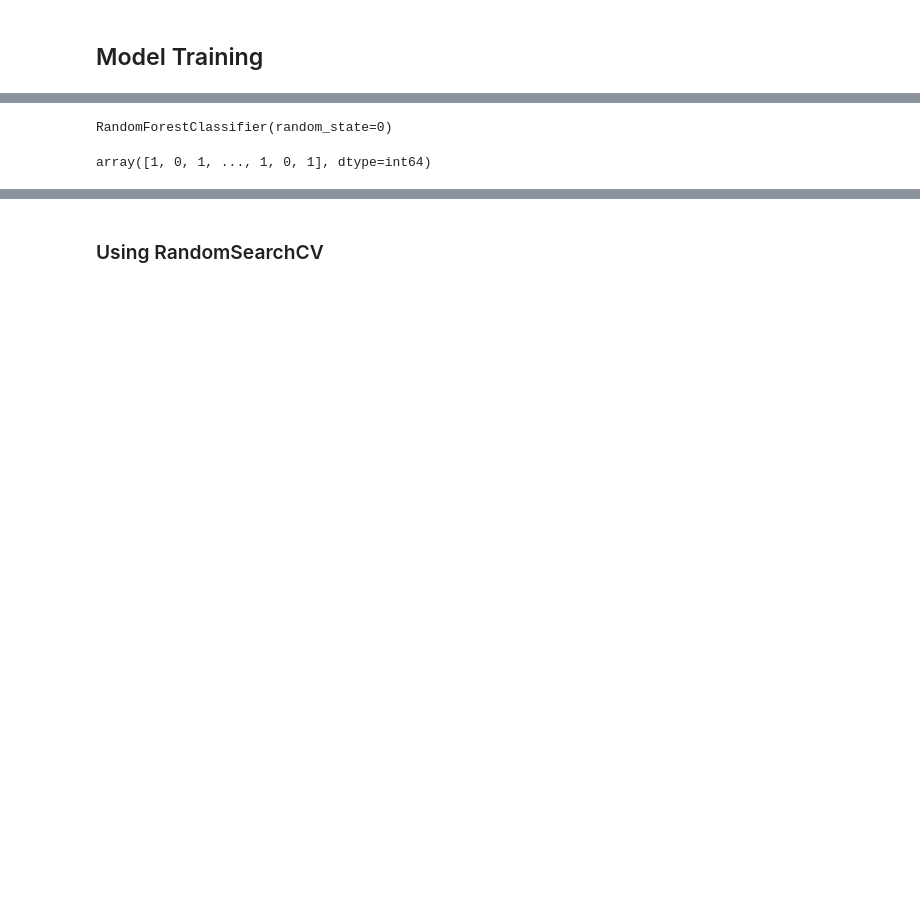
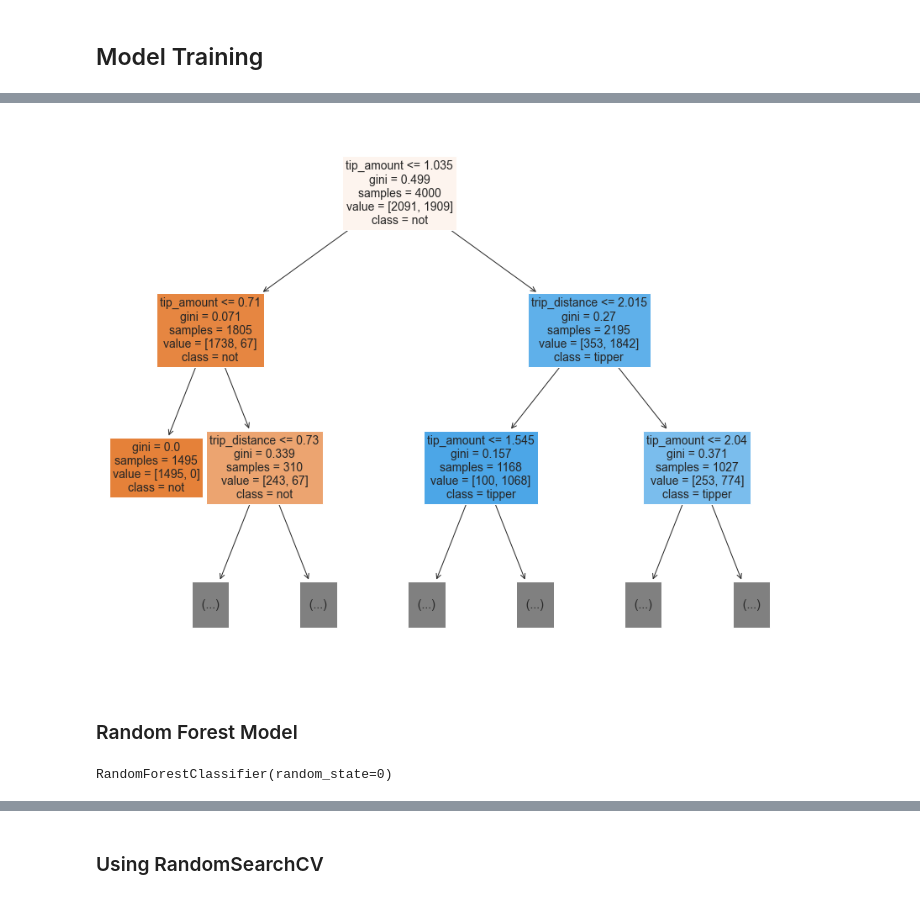
Before and after one commit to dennislamcv1/GoogleADA, a Jupyter notebook: Machine Learning/Automatidata6 project.ipynb, the cells around one changed output, grey strips where cells are left out. Saved outputs shown, nothing was run; the diff lists cells and outputs as text; code cells hidden in the pictures; blank space fills up the shorter version.

```diff
--- a/Machine Learning/Automatidata6 project.ipynb
+++ b/Machine Learning/Automatidata6 project.ipynb
@@ -529 +554,11 @@ array([[-0.49631658, -0.72060022, -0.39322071, -0.39159017],
+# %%
+# Plot the tree
+plt.figure(figsize=(15,12))
+plot_tree(decision_tree, max_depth=2, fontsize=14, feature_names=X.columns,
+          class_names={0:'not', 1:'tipper'}, filled=True);
+plt.show()
+# %% [output]
+[figure, added]
+# %% [markdown]
+### Random Forest Model
 # %%
@@ -537,4 +569,0 @@ y_pred = model.predict(X_test_scaled)
-# %%
-y_pred
-# %% [output]
-array([1, 0, 1, ..., 1, 0, 1], dtype=int64)
```
Also changed, not shown: parts of 60 cells of this notebook.
